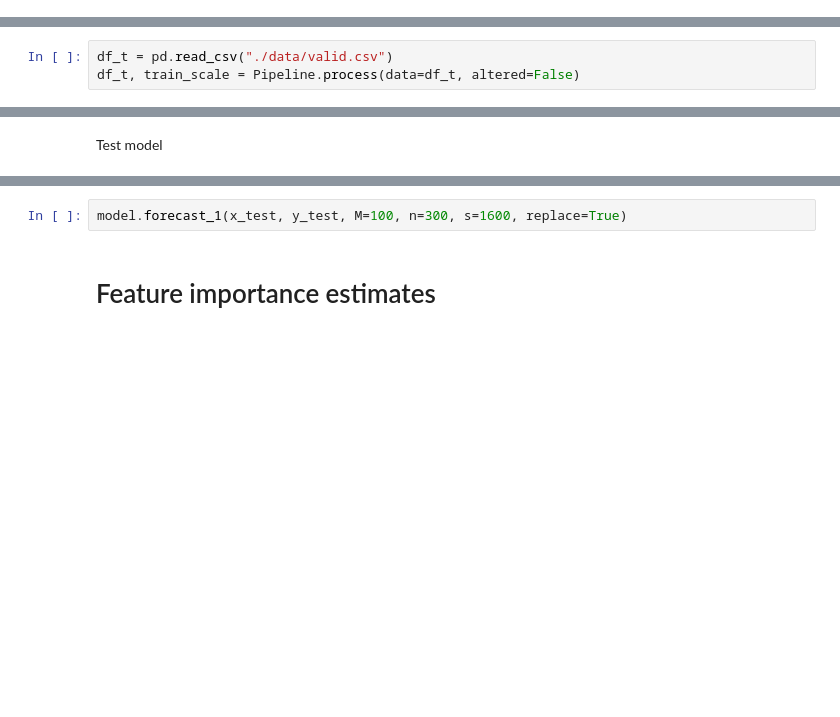
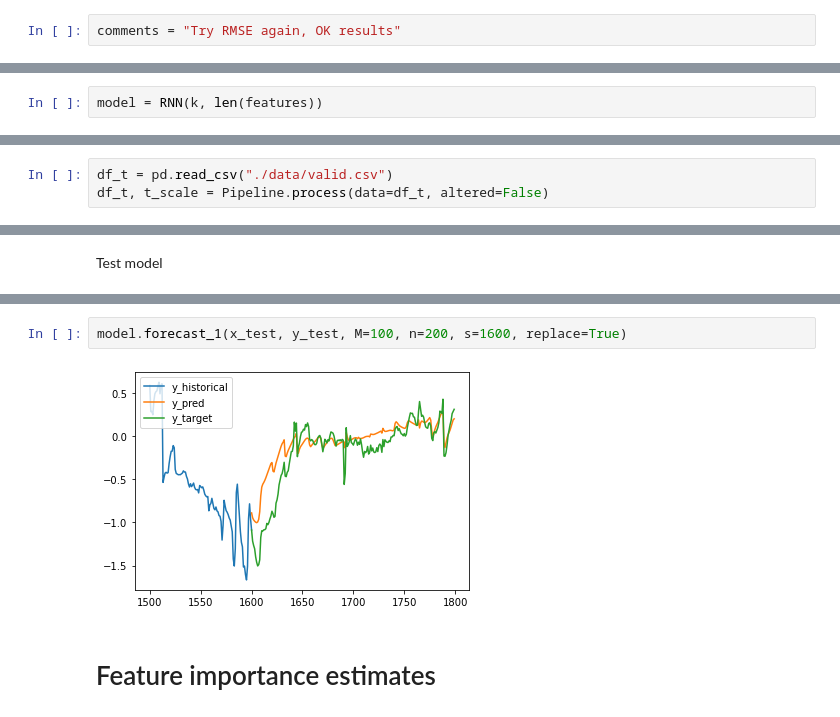
Before and after one commit to TechedLemur/IT3030, a Jupyter notebook: project3/task1.ipynb, the cells around one changed output, grey strips where cells are left out. Cells and saved outputs as stored; diff of their text form; blank space fills up the shorter version.

```diff
--- a/project3/task1.ipynb
+++ b/project3/task1.ipynb
@@ -138,3 +133,5 @@ comments = "Removed some features"
+# %%
+comments = "Try RMSE again, OK results"
 # %%
 metadata = {'features': features, 'k':k, 'comments':comments}
 timestamp = datetime.now().isoformat()[:19]
@@ -158,6 +155,8 @@ with open(f"{path}/metadata.json", 'r') as f:
     meta = json.load(f)
 k = meta['k']
 features = meta['features']
+# %%
+model = RNN(k, len(features))
 # %%
 
 model.load_model(path=f"{path}/model", new_k=k)
@@ -165,7 +164,7 @@ model.load_model(path=f"{path}/model", new_k=k)
 ### Load and prepare hold out set
 # %%
 df_t = pd.read_csv("./data/valid.csv")
-df_t, train_scale = Pipeline.process(data=df_t, altered=False)
+df_t, t_scale = Pipeline.process(data=df_t, altered=False)
 # %%
 x_test, y_test = Pipeline.format_data(df_t, k=k, features=features)
 # %% [markdown]
@@ -175,5 +176,7 @@ model.forecast_15(x_test, y_test, replace=True, path="./figures/holdout_set.png"
 # %%
-model.forecast_1(x_test, y_test, M=100, n=300, s=1600, replace=True)
+model.forecast_1(x_test, y_test, M=100, n=200, s=1600, replace=True)
+# %% [output]
+[figure, added]
 # %% [markdown]
 # Feature importance estimates
 # %%
```
Also changed, not shown: parts of 12 cells of this notebook, 13 other files.
